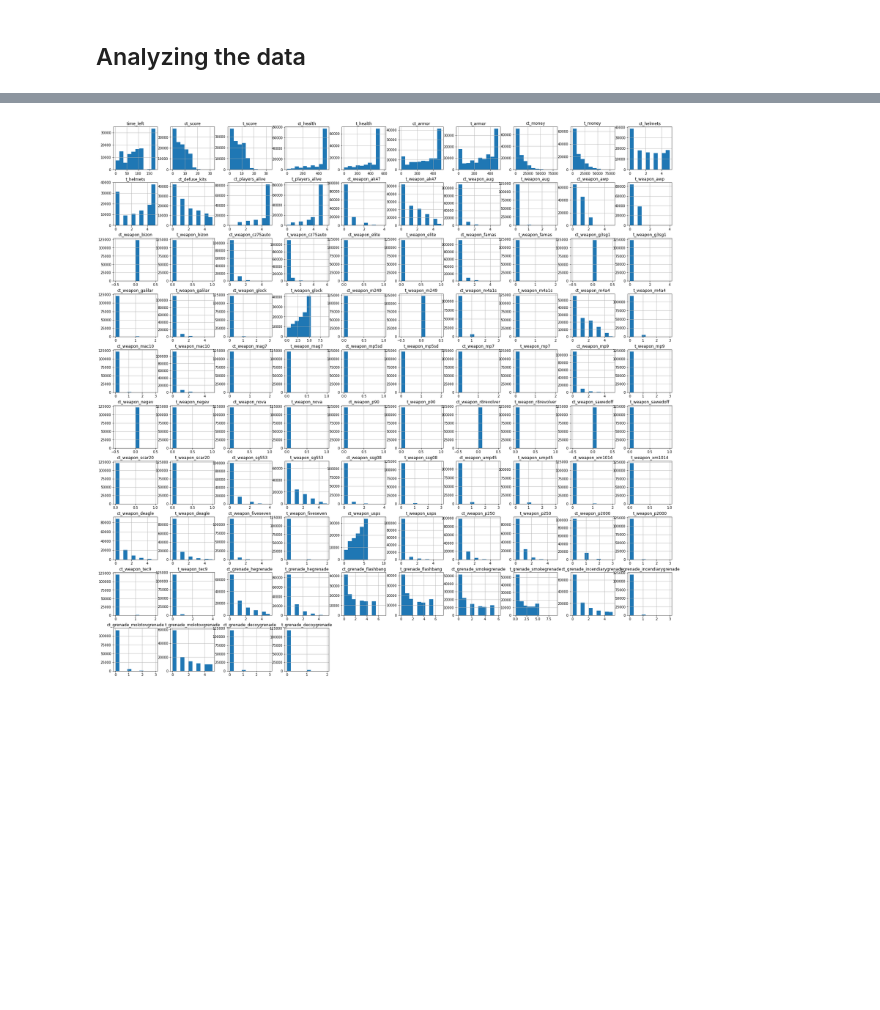
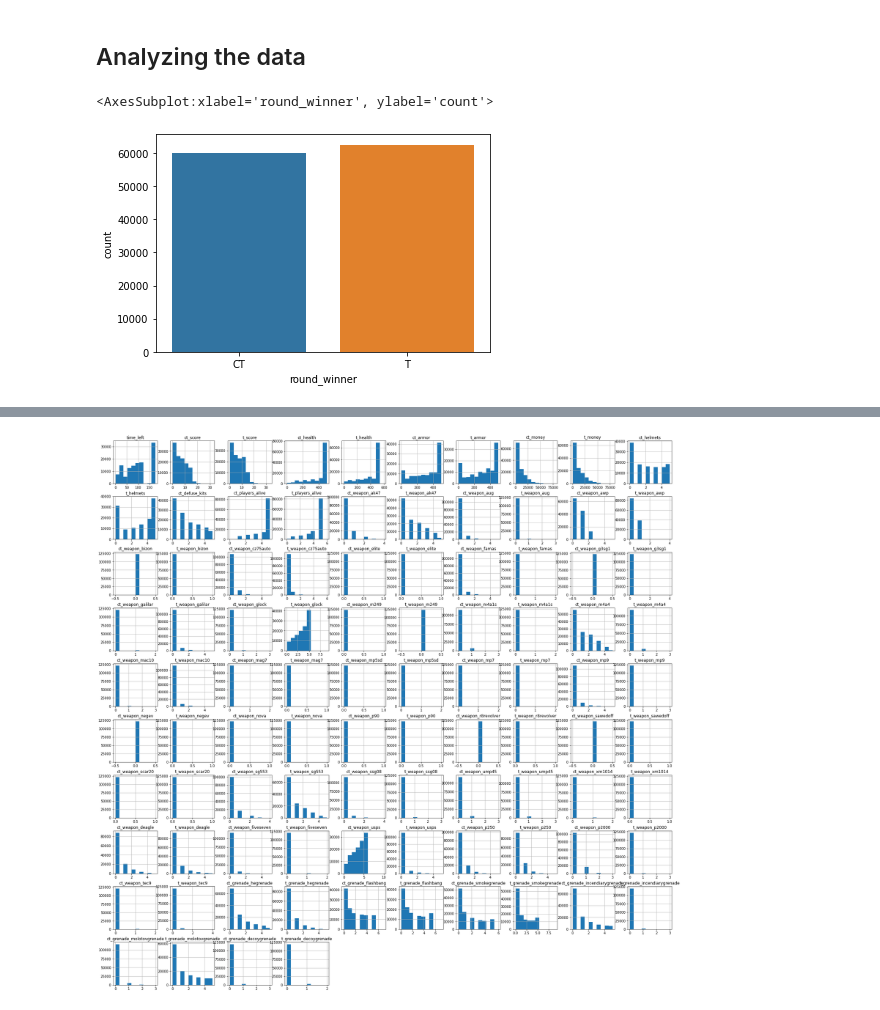
Before and after one commit to Daniel-Ros/DataScienceIFinalWork, a Jupyter notebook: classification.ipynb, the cells around one changed output, grey strips where cells are left out. Cells and saved outputs as stored; diff of their text form; code cells hidden in the pictures; blank space fills up the shorter version.

```diff
--- a/classification.ipynb
+++ b/classification.ipynb
@@ -77,3 +86,8 @@ df.isnull().sum().sum()
 0
 # %% [markdown]
 ## Analyzing the data
+# %%
+sns.countplot(df['round_winner'])
+# %% [output]
+<AxesSubplot:xlabel='round_winner', ylabel='count'>
+[figure, added]
```
Also changed, not shown: parts of 34 cells of this notebook, 2 other files.
